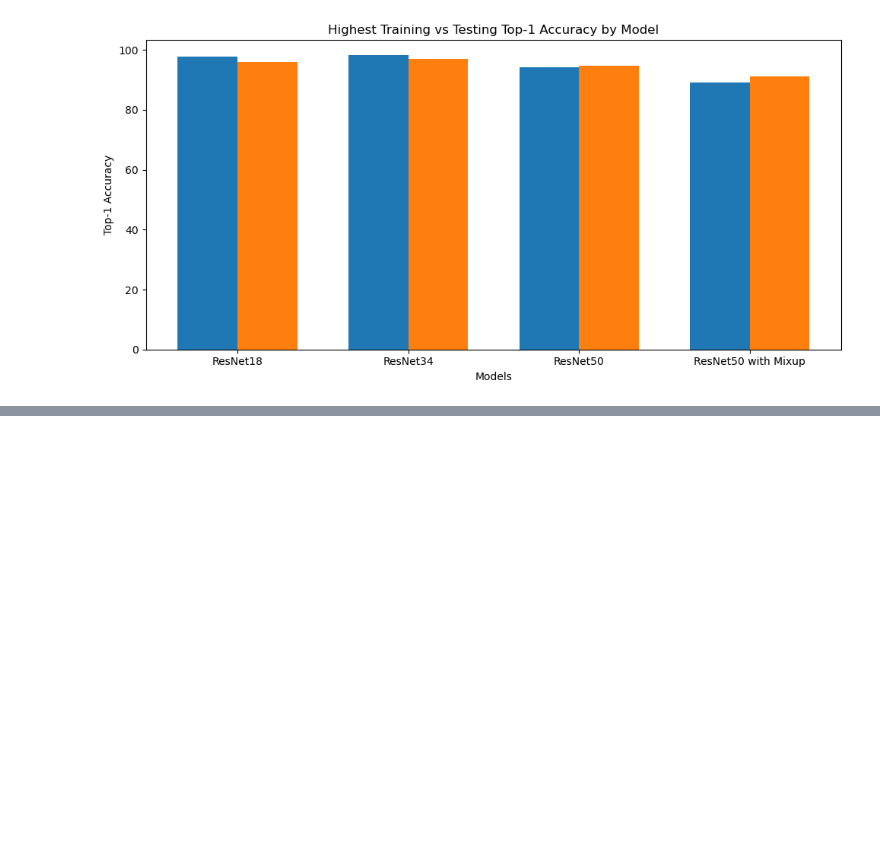
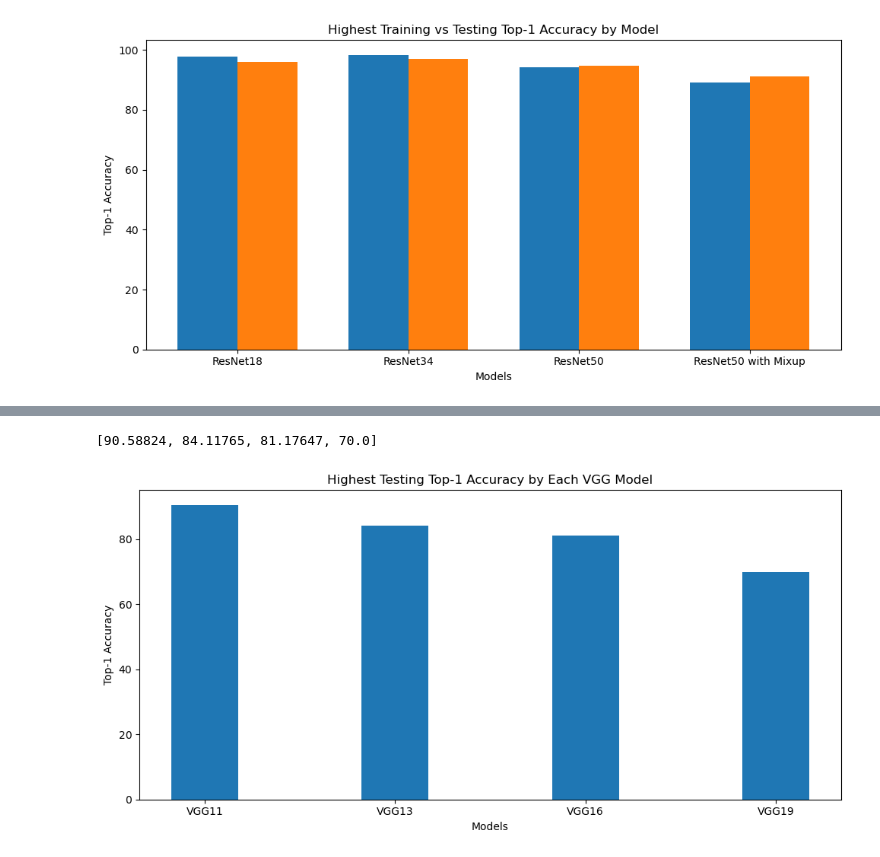
Before and after one commit to tylervu1/oxford-cnn, a Jupyter notebook: accuracy_logs/display.ipynb, the cells around one changed output, grey strips where cells are left out. Cells and saved outputs as stored; diff of their text form; code cells hidden in the pictures; blank space fills up the shorter version.

```diff
--- a/accuracy_logs/display.ipynb
+++ b/accuracy_logs/display.ipynb
@@ -61,0 +92,21 @@ plt.show()
+# %%
+highest_test_accuracies
+# %% [output]
+[90.58824, 84.11765, 81.17647, 70.0]
+# %%
+x = range(len(model_names))
+bar_width = 0.35
+
+# bar chart for highest accuracies
+plt.figure(figsize=(10, 5))
+plt.bar([p + bar_width for p in x], highest_test_accuracies, bar_width, label='Highest Testing Accuracy')
+
+plt.xlabel('Models')
+plt.ylabel('Top-1 Accuracy')
+plt.title('Highest Testing Top-1 Accuracy by Each VGG Model')
+plt.xticks([p + bar_width for p in x], model_names)
+# plt.legend()
+plt.tight_layout()
+plt.show()
+# %% [output]
+[figure, added]
```
Also changed, not shown: parts of 2 cells of this notebook, 29 other files.
